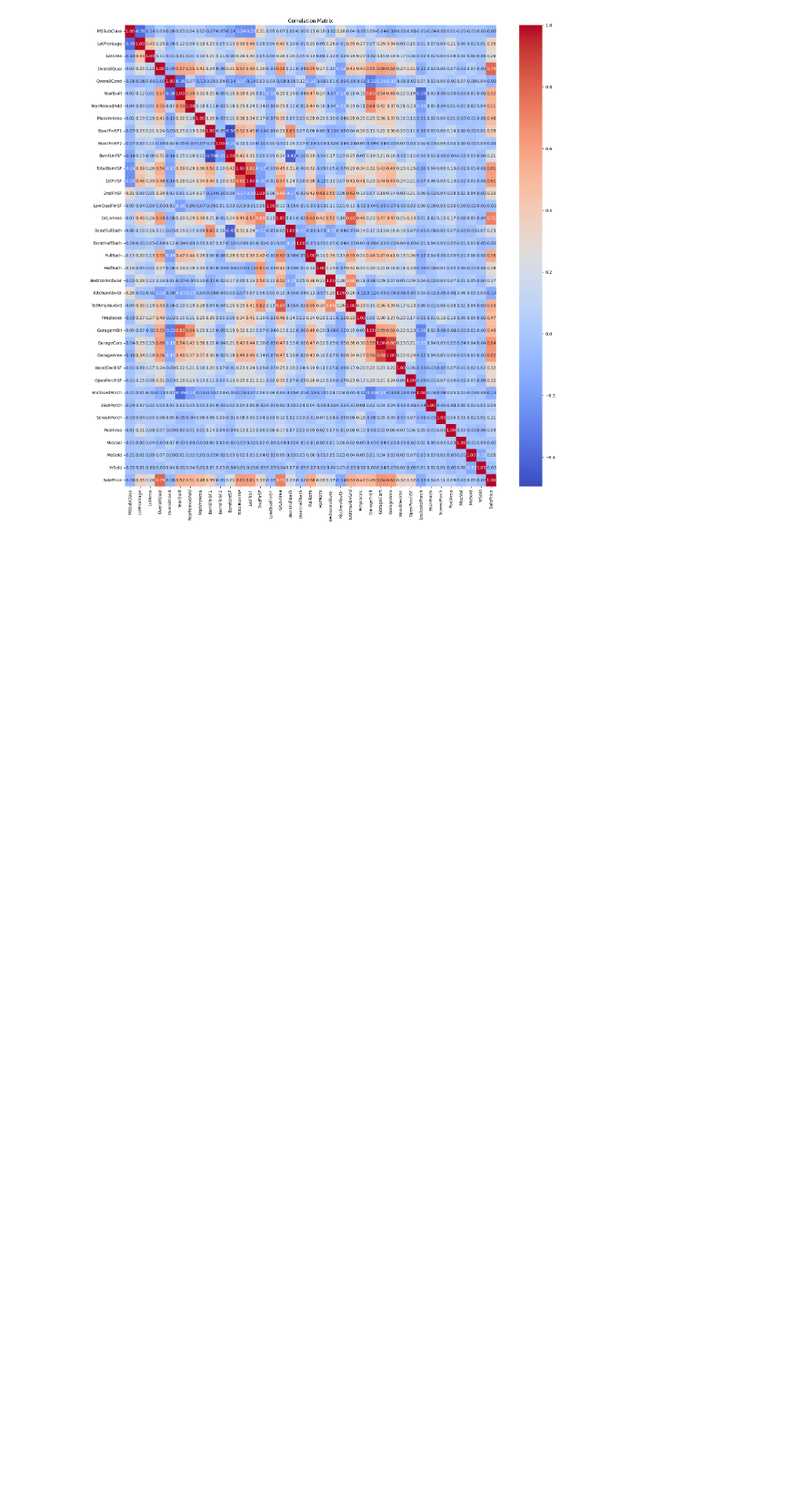
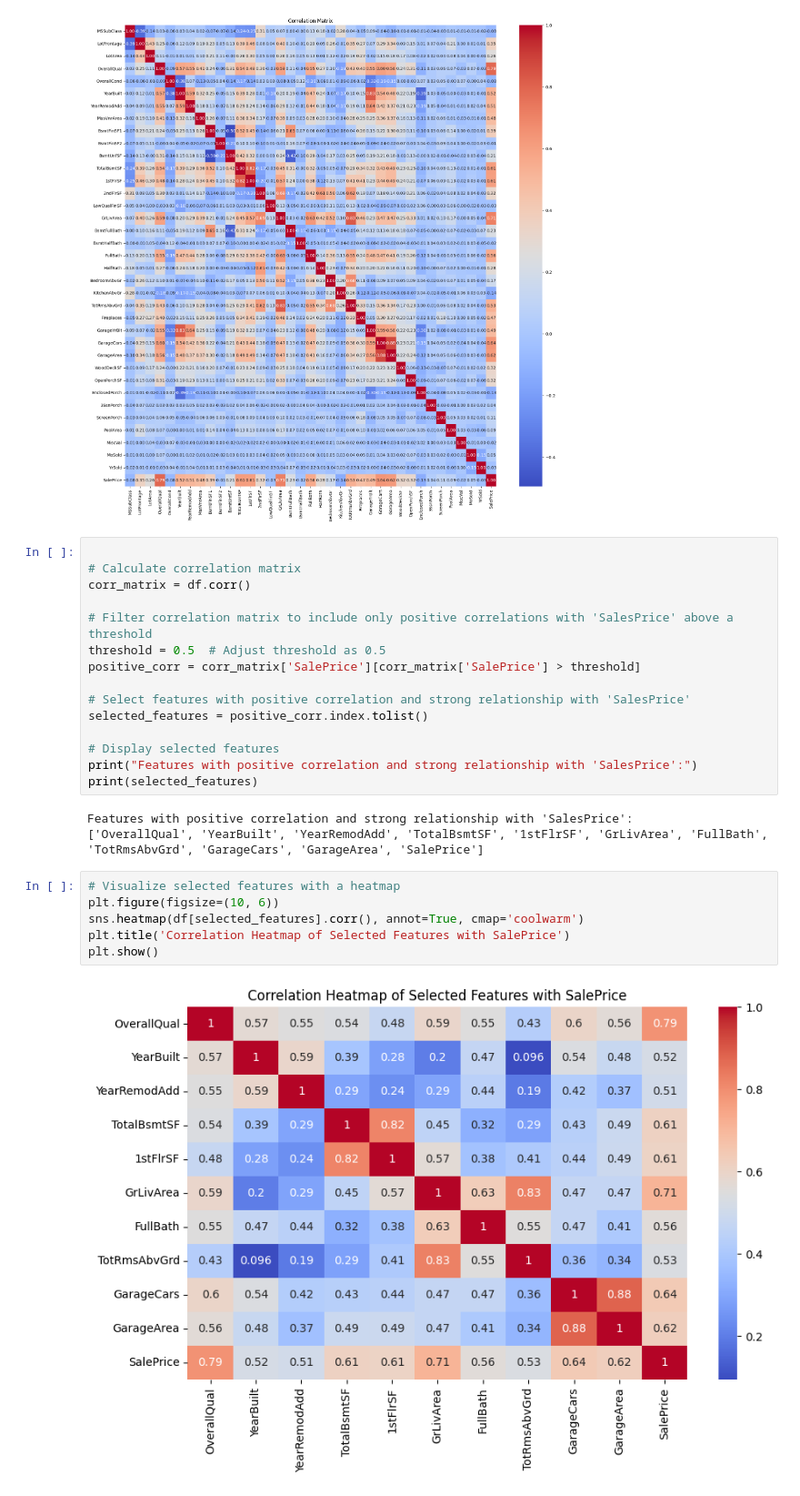
Before and after one commit to MrBinit/Advanced_california_housing_regression, a Jupyter notebook: housingpredication.ipynb, the cells around one changed output. Shown at 91% size. Drawn from its saved outputs; the diff is of its cells as text; blank space fills up the shorter version.

Commit message:
visualization

```diff
--- a/housingpredication.ipynb
+++ b/housingpredication.ipynb
@@ -266,3 +170,29 @@ plt.title('Correlation Matrix')
 plt.show()
 # %% [output]
 [figure]
+# %%
+
+# Calculate correlation matrix
+corr_matrix = df.corr()
+
+# Filter correlation matrix to include only positive correlations with 'SalesPrice' above a threshold
+threshold = 0.5  # Adjust threshold as 0.5
+positive_corr = corr_matrix['SalePrice'][corr_matrix['SalePrice'] > threshold]
+
+# Select features with positive correlation and strong relationship with 'SalesPrice'
+selected_features = positive_corr.index.tolist()
+
+# Display selected features
+print("Features with positive correlation and strong relationship with 'SalesPrice':")
+print(selected_features)
+# %% [output]
+Features with positive correlation and strong relationship with 'SalesPrice':
+['OverallQual', 'YearBuilt', 'YearRemodAdd', 'TotalBsmtSF', '1stFlrSF', 'GrLivArea', 'FullBath', 'TotRmsAbvGrd', 'GarageCars', 'GarageArea', 'SalePrice']
+# %%
+# Visualize selected features with a heatmap
+plt.figure(figsize=(10, 6))
+sns.heatmap(df[selected_features].corr(), annot=True, cmap='coolwarm')
+plt.title('Correlation Heatmap of Selected Features with SalePrice')
+plt.show()
+# %% [output]
+[figure, added]
```
Also changed, not shown: parts of 11 cells of this notebook.
